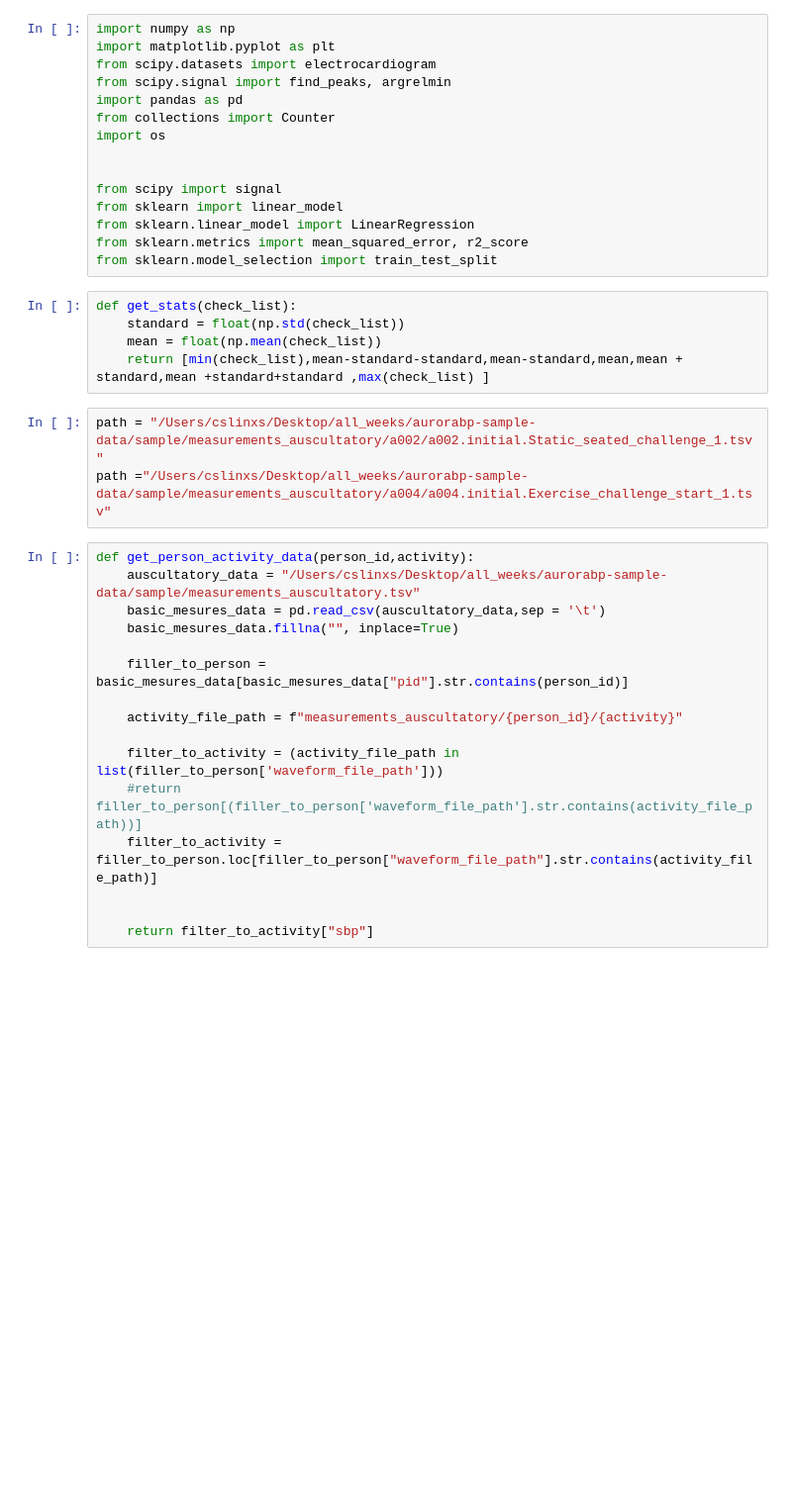
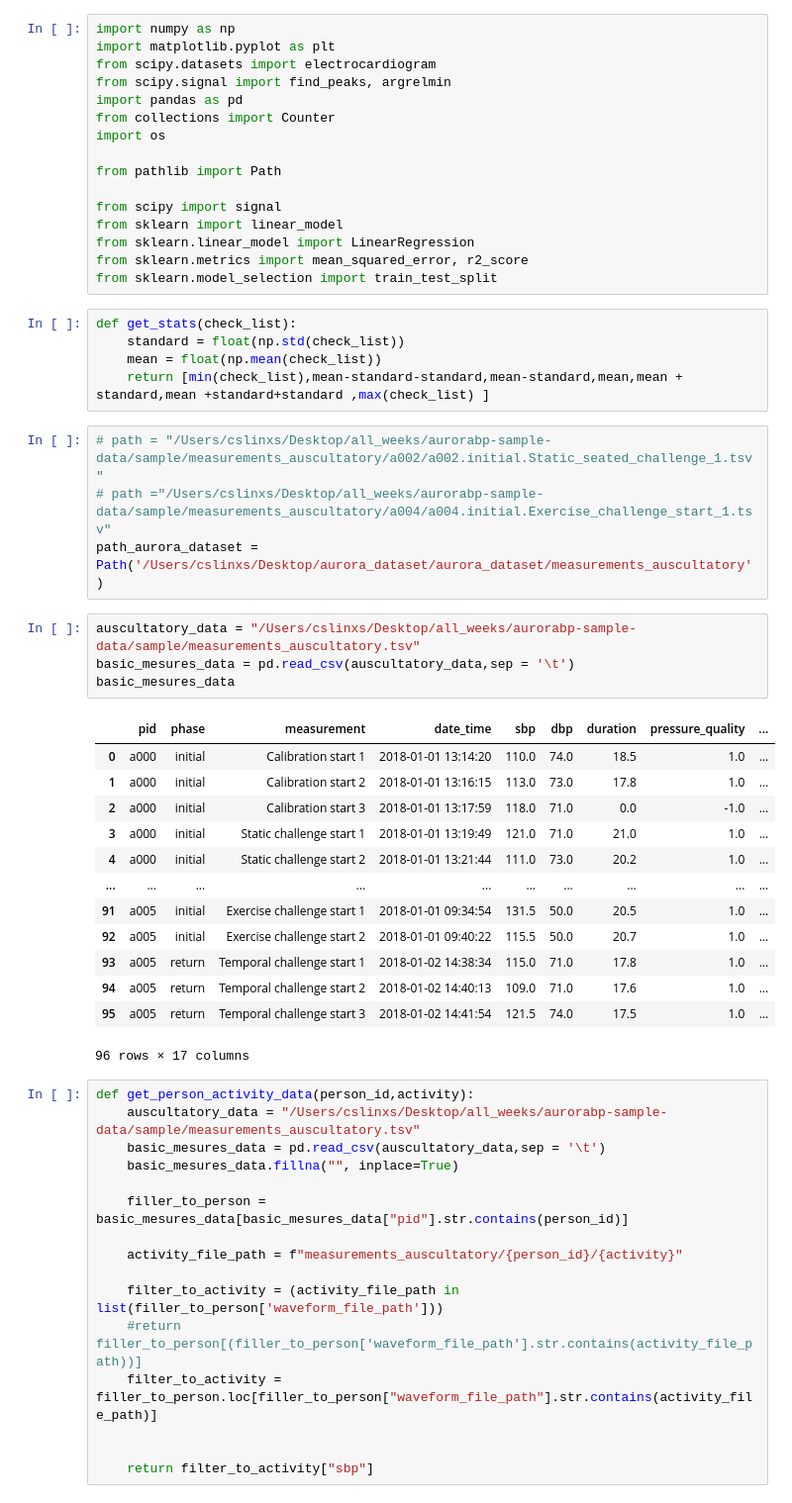
Before and after one commit to danielle34/summer24-lab, a Jupyter notebook: building_train_dataset.ipynb, the cells around one changed output. Shown: that part at 99% size. Drawn from its saved outputs; the diff is of its cells as text; blank space fills up the shorter version.

```diff
--- a/building_train_dataset.ipynb
+++ b/building_train_dataset.ipynb
@@ -7,6 +7,7 @@ import pandas as pd
 from collections import Counter
 import os
 
+from pathlib import Path
 
 from scipy import signal
 from sklearn import linear_model
@@ -19,8 +20,27 @@ def get_stats(check_list):
     mean = float(np.mean(check_list))
     return [min(check_list),mean-standard-standard,mean-standard,mean,mean + standard,mean +standard+standard ,max(check_list) ]
 # %%
-path = "/Users/cslinxs/Desktop/all_weeks/aurorabp-sample-data/sample/measurements_auscultatory/a002/a002.initial.Static_seated_challenge_1.tsv"
-path ="/Users/cslinxs/Desktop/all_weeks/aurorabp-sample-data/sample/measurements_auscultatory/a004/a004.initial.Exercise_challenge_start_1.tsv"
+# path = "/Users/cslinxs/Desktop/all_weeks/aurorabp-sample-data/sample/measurements_auscultatory/a002/a002.initial.Static_seated_challenge_1.tsv"
+# path ="/Users/cslinxs/Desktop/all_weeks/aurorabp-sample-data/sample/measurements_auscultatory/a004/a004.initial.Exercise_challenge_start_1.tsv"
+path_aurora_dataset = Path('/Users/cslinxs/Desktop/aurora_dataset/aurora_dataset/measurements_auscultatory')
+# %%
+auscultatory_data = "/Users/cslinxs/Desktop/all_weeks/aurorabp-sample-data/sample/measurements_auscultatory.tsv"
+basic_mesures_data = pd.read_csv(auscultatory_data,sep = '\t')
+basic_mesures_data
+# %% [output]
+|  | pid | phase | measurement | date_time | sbp | dbp | duration | pressure_quality | ... |
+| 0 | a000 | initial | Calibration start 1 | 2018-01-01 13:14:20 | 110.0 | 74.0 | 18.5 | 1.0 | ... |
+| 1 | a000 | initial | Calibration start 2 | 2018-01-01 13:16:15 | 113.0 | 73.0 | 17.8 | 1.0 | ... |
+| 2 | a000 | initial | Calibration start 3 | 2018-01-01 13:17:59 | 118.0 | 71.0 | 0.0 | -1.0 | ... |
+| 3 | a000 | initial | Static challenge start 1 | 2018-01-01 13:19:49 | 121.0 | 71.0 | 21.0 | 1.0 | ... |
+| 4 | a000 | initial | Static challenge start 2 | 2018-01-01 13:21:44 | 111.0 | 73.0 | 20.2 | 1.0 | ... |
+| ... | ... | ... | ... | ... | ... | ... | ... | ... | ... |
+| 91 | a005 | initial | Exercise challenge start 1 | 2018-01-01 09:34:54 | 131.5 | 50.0 | 20.5 | 1.0 | ... |
+| 92 | a005 | initial | Exercise challenge start 2 | 2018-01-01 09:40:22 | 115.5 | 50.0 | 20.7 | 1.0 | ... |
+| 93 | a005 | return | Temporal challenge start 1 | 2018-01-02 14:38:34 | 115.0 | 71.0 | 17.8 | 1.0 | ... |
+| 94 | a005 | return | Temporal challenge start 2 | 2018-01-02 14:40:13 | 109.0 | 71.0 | 17.6 | 1.0 | ... |
+| 95 | a005 | return | Temporal challenge start 3 | 2018-01-02 14:41:54 | 121.5 | 74.0 | 17.5 | 1.0 | ... |
+96 rows × 17 columns
 # %%
 def get_person_activity_data(person_id,activity):
     auscultatory_data = "/Users/cslinxs/Desktop/all_weeks/aurorabp-sample-data/sample/measurements_auscultatory.tsv"
```
Also changed, not shown: parts of 3 cells of this notebook, 2 other files.
